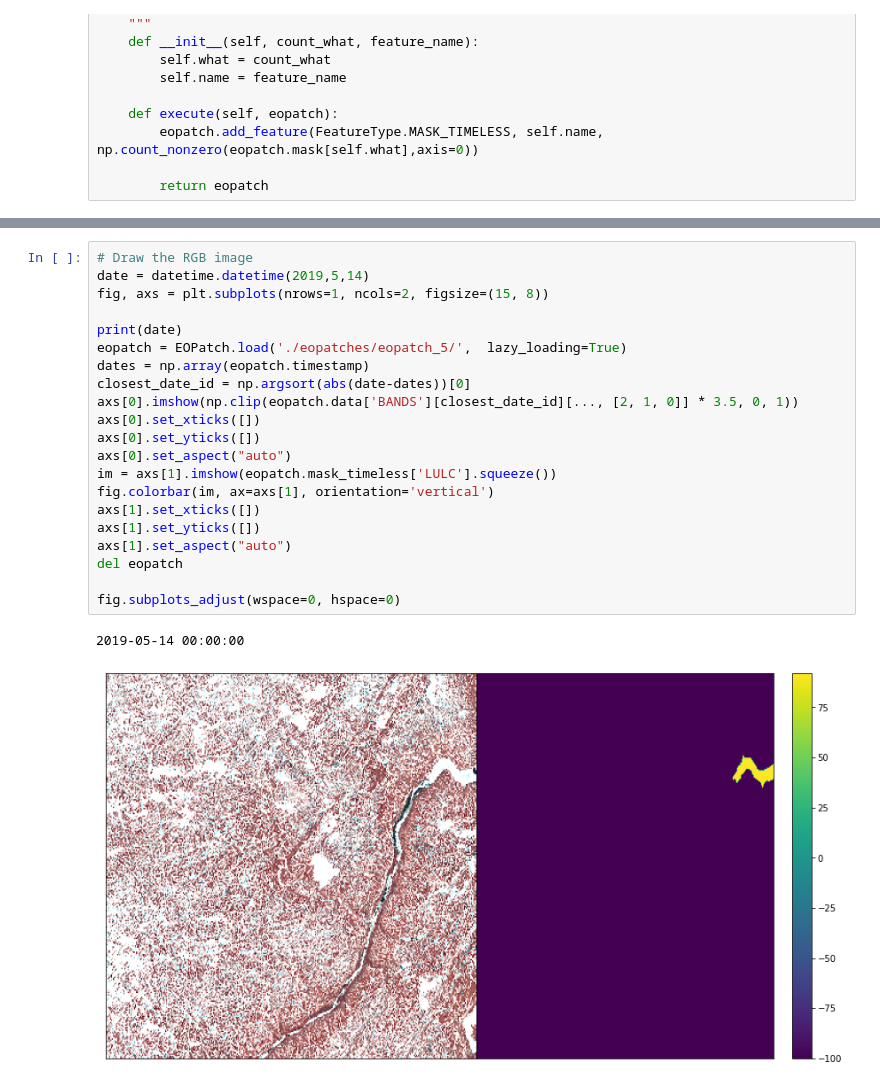
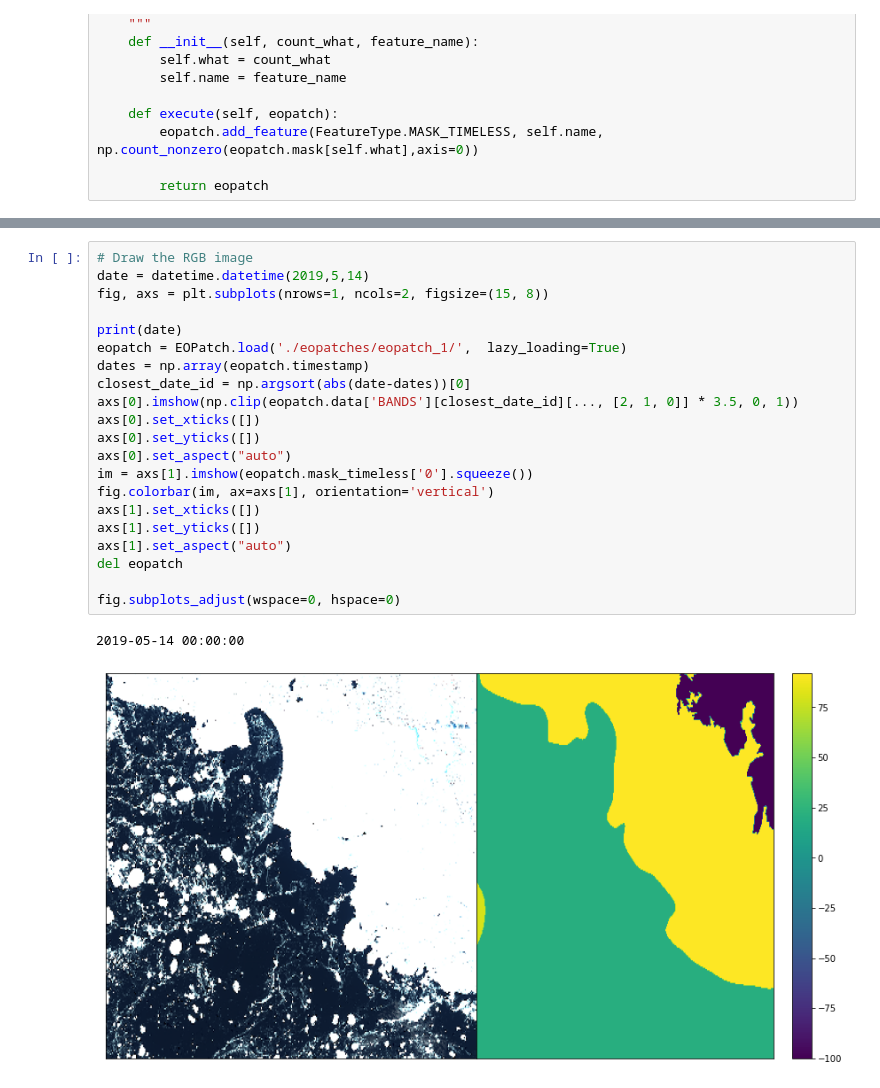
Before and after one commit to asylve/Sea-Ice, a Jupyter notebook: Data-Generation-EOlearn.ipynb, the cells around one changed output, grey strips where cells are left out. Cells and saved outputs as stored; diff of their text form.

```diff
--- a/Data-Generation-EOlearn.ipynb
+++ b/Data-Generation-EOlearn.ipynb
@@ -275,24 +377,24 @@ for id in range(9):
 # %%
 # Draw the RGB image
 date = datetime.datetime(2019,5,14)
 fig, axs = plt.subplots(nrows=1, ncols=2, figsize=(15, 8))
 
 print(date)
-eopatch = EOPatch.load('./eopatches/eopatch_5/',  lazy_loading=True)
+eopatch = EOPatch.load('./eopatches/eopatch_1/',  lazy_loading=True)
 dates = np.array(eopatch.timestamp)
 closest_date_id = np.argsort(abs(date-dates))[0]
 axs[0].imshow(np.clip(eopatch.data['BANDS'][closest_date_id][..., [2, 1, 0]] * 3.5, 0, 1))
 axs[0].set_xticks([])
 axs[0].set_yticks([])
 axs[0].set_aspect("auto")
-im = axs[1].imshow(eopatch.mask_timeless['LULC'].squeeze())
+im = axs[1].imshow(eopatch.mask_timeless['0'].squeeze())
 fig.colorbar(im, ax=axs[1], orientation='vertical')
 axs[1].set_xticks([])
 axs[1].set_yticks([])
 axs[1].set_aspect("auto")
 del eopatch
 
 fig.subplots_adjust(wspace=0, hspace=0)
 # %% [output]
 2019-05-14 00:00:00
-[figure, old version]
+[figure, new version]
```
Also changed, not shown: parts of 15 cells of this notebook, 11 other files.
